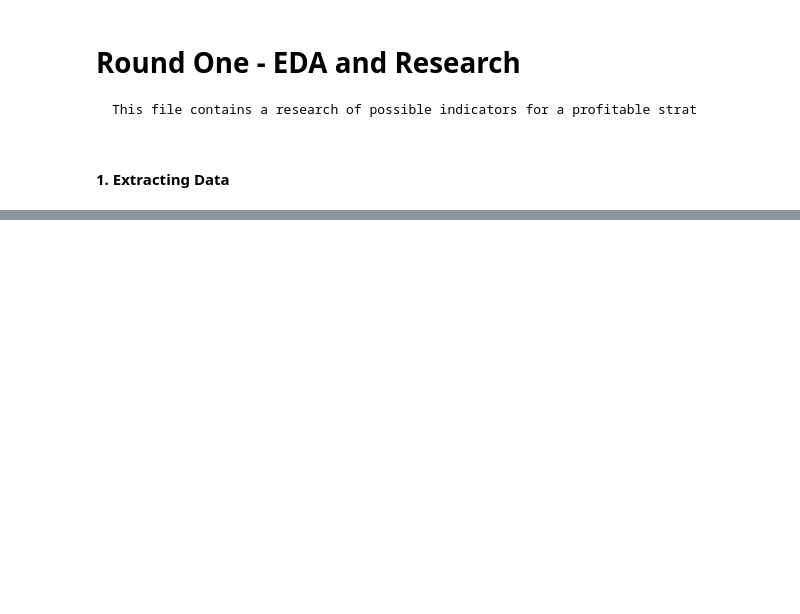
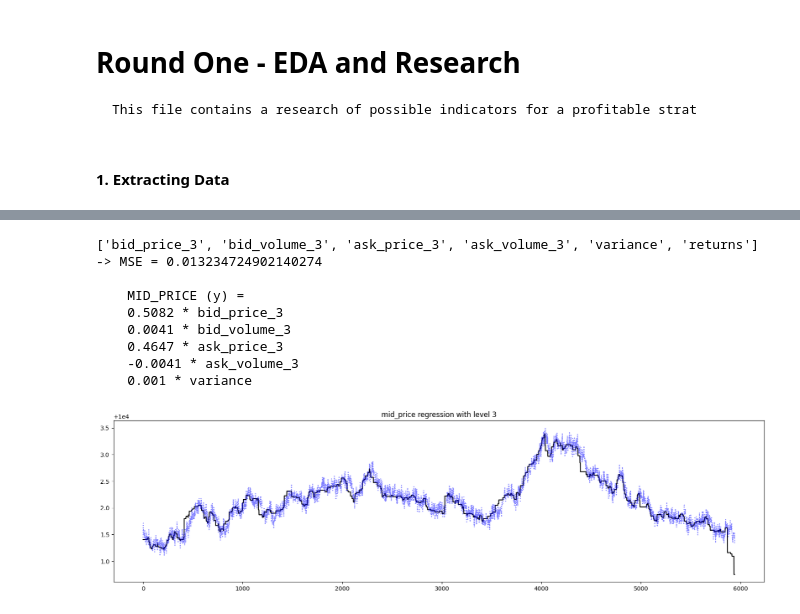
Before and after one commit to rvargas42/IMC_Prosperity2_BigWhales, a Jupyter notebook: Research/round_1/EDA_1.ipynb, the cells around one changed output, grey strips where cells are left out. Drawn from its saved outputs; the diff is of its cells as text; code cells hidden in the pictures; blank space fills up the shorter version.

```diff
--- a/Research/round_1/EDA_1.ipynb
+++ b/Research/round_1/EDA_1.ipynb
@@ -127,0 +130,16 @@ See the caveats in the documentation: https://pandas.pydata.org/pandas-docs/stab
+# %%
+
+df_sf = starfruit[main_feats]
+df_am = amethysts[main_feats]
+df_sf["predictions"] = df_sf["mid_price"]
+df_am["predictions"] = df_am["mid_price"]
+main_feats = [i for i in df_sf.columns if (("predictions" in i) or ("_3" in i and i not in exclude_feats) or (("variance" in i) or ("mid_price" in i)))]
+noise_feats = [i for i in df_sf.columns if (i not in main_feats and i not in exclude_feats)]
+
+
+df_sf.bfill(inplace=True)
+df_sf.fillna(df_sf.mean(),inplace=True)
+df_am.bfill(inplace=True)
+df_am.fillna(df_am.mean(),inplace=True)
+
+print(main_feats)
@@ -127,0 +150,4 @@ See the caveats in the documentation: https://pandas.pydata.org/pandas-docs/stab
+# %%
+from sklearn.preprocessing import MinMaxScaler
+
+scaler = MinMaxScaler()
@@ -127,0 +181,45 @@ See the caveats in the documentation: https://pandas.pydata.org/pandas-docs/stab
+# %%
+from sklearn.linear_model import LinearRegression
+from sklearn.metrics import mean_squared_error
+
+model = LinearRegression()
+model.fit(sf_X_train, sf_y_train)
+
+sf_y_pred = model.predict(sf_X_test)
+test_sf["predictions"] = sf_y_pred
+inverse_sf = pd.DataFrame(scaler.inverse_transform(test_sf), columns=test_sf.columns)
+inverse_sf_preds = inverse_sf["predictions"]
+real_mid_price = inverse_sf["mid_price"]
+
+fig = plt.figure(figsize=(20,5))
+plt.plot(inverse_sf_preds, color="black")
+plt.plot(real_mid_price, color="blue", linestyle="dotted", alpha=0.50)
+plt.title("mid_price regression with level 3")
+plt.savefig(f"{Config.CHARTS_DIR}/SF_predict_mid_price_R1.jpg")
+
+model_coefs = np.round(model.coef_, 4)
+print(params)
+
+print(
+    f"-> MSE = {mean_squared_error(inverse_sf_preds, real_mid_price)}\n",
+    f"""
+    MID_PRICE (y) =
+    {model_coefs[0]} * {X[0]}
+    {model_coefs[1]} * {X[1]}
+    {model_coefs[2]} * {X[2]}
+    {model_coefs[3]} * {X[3]}
+    {model_coefs[4]} * {X[4]}
+    """
+
+)
+# %% [output]
+['bid_price_3', 'bid_volume_3', 'ask_price_3', 'ask_volume_3', 'variance', 'returns']
+-> MSE = 0.013234724902140274
+
+    MID_PRICE (y) =
+    0.5082 * bid_price_3
+    0.0041 * bid_volume_3
+    0.4647 * ask_price_3
+    -0.0041 * ask_volume_3
+    0.001 * variance
+[figure, added]
```
Also changed, not shown: parts of 14 cells of this notebook, 6 other files.
